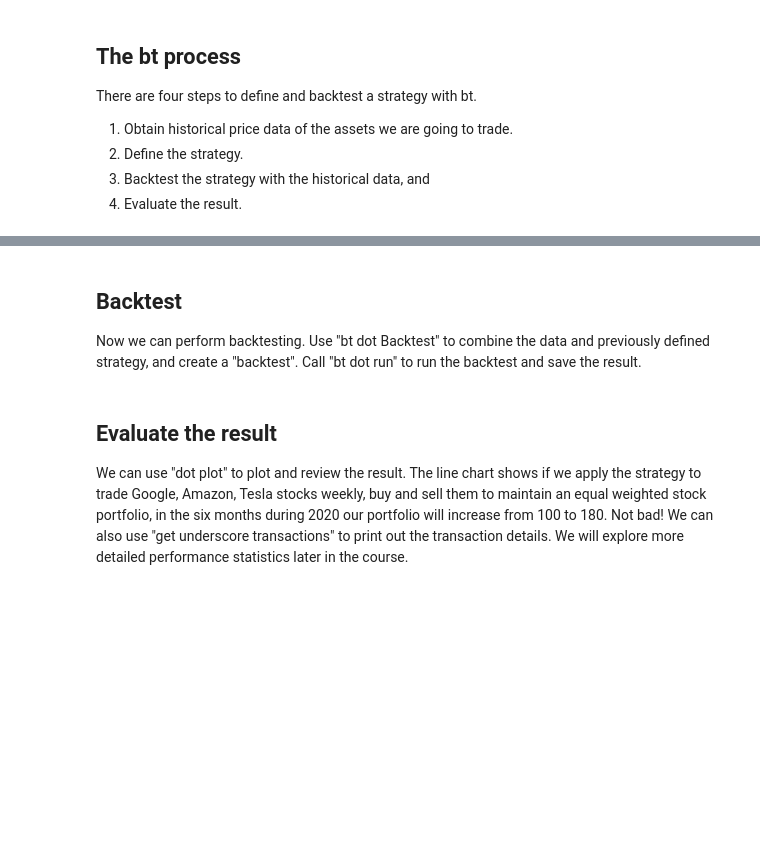
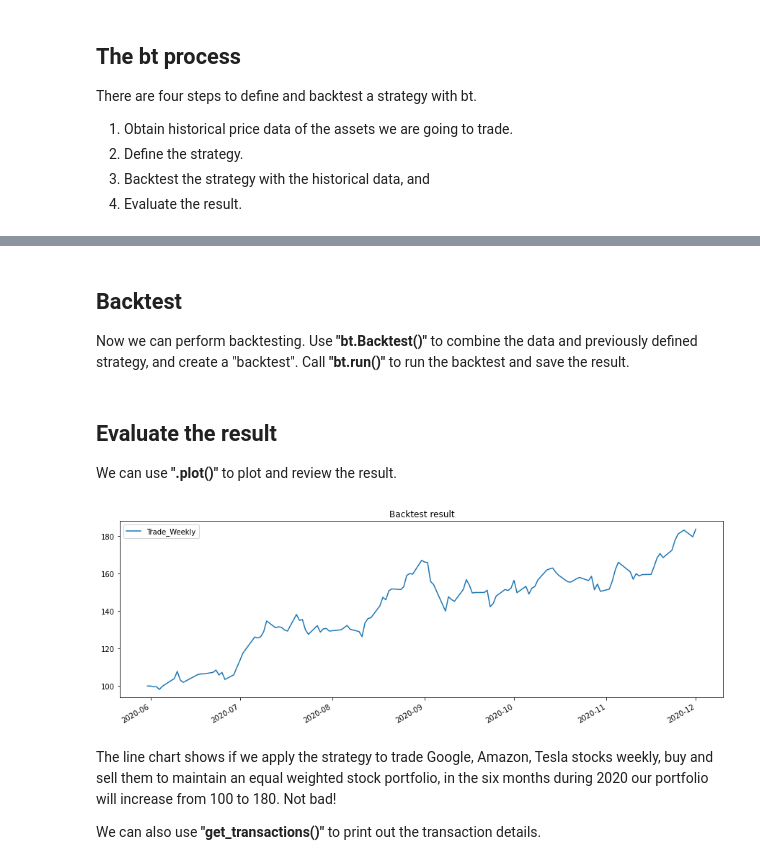
Before and after one commit to alimirr/algorithmic_trading_in_python, a Jupyter notebook: datacamp/1-trading_basics/1-trading_basics.ipynb, the cells around one changed output, grey strips where cells are left out. Cells and saved outputs as stored; diff of their text form; code cells hidden in the pictures; blank space fills up the shorter version.

Commit message:
DataCamp chapter 1/4 complete

```diff
--- a/datacamp/1-trading_basics/1-trading_basics.ipynb
+++ b/datacamp/1-trading_basics/1-trading_basics.ipynb
@@ -216,0 +223,5 @@ First, we need some price data. One way is to load data contained in a CSV file.
+# %%
+import bt
+bt_data = bt.get('goog, amzn, tsla',
+                 start='2020-6-1', end='2020-12-1') # end = current data by default
+bt_data
@@ -220,6 +262,27 @@ Next we define our strategy with bt dot Strategy. The "Strategy" contains tradin
+# %%
+bt_strategy = bt.Strategy('Trade_Weekly', # name assignemnt to strategy
+                         [bt.algos.RunWeekly(), # Run weekly
+                          bt.algos.SelectAll(), # Use all data
+                          bt.algos.WeighEqually(), # Maintain equal weights
+                          bt.algos.Rebalance()]) # Rebalance
 # %% [markdown]
 ## Backtest
-Now we can perform backtesting. Use "bt dot Backtest" to combine the data and previously defined strategy, and create a "backtest". Call "bt dot run" to run the backtest and save the result.
+Now we can perform backtesting. Use **"bt.Backtest()"** to combine the data and previously defined strategy, and create a "backtest". Call **"bt.run()"** to run the backtest and save the result.
+# %%
+# create a backtest
+bt_test = bt.Backtest(bt_strategy, bt_data)
+
+# run the backtest
+bt_res = bt.run(bt_test)
+# %% [markdown]
+## Evaluate the result
+We can use **".plot()"** to plot and review the result.
+# %%
+# Plot the result
+bt_res.plot(title="Backtest result");
+# %% [output]
+[figure, added]
 # %% [markdown]
-## Evaluate the result
-We can use "dot plot" to plot and review the result. The line chart shows if we apply the strategy to trade Google, Amazon, Tesla stocks weekly, buy and sell them to maintain an equal weighted stock portfolio, in the six months during 2020 our portfolio will increase from 100 to 180. Not bad! We can also use "get underscore transactions" to print out the transaction details. We will explore more detailed performance statistics later in the course.
+The line chart shows if we apply the strategy to trade Google, Amazon, Tesla stocks weekly, buy and sell them to maintain an equal weighted stock portfolio, in the six months during 2020 our portfolio will increase from 100 to 180. Not bad!
+
+We can also use **"get_transactions()"** to print out the transaction details.
```
Also changed, not shown: parts of 5 cells of this notebook.
